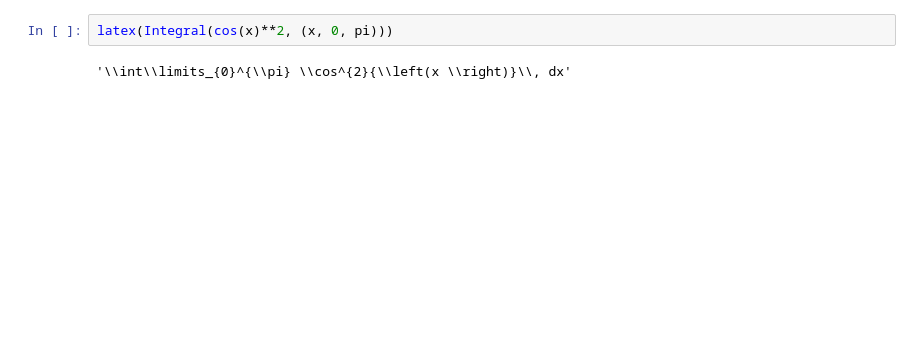
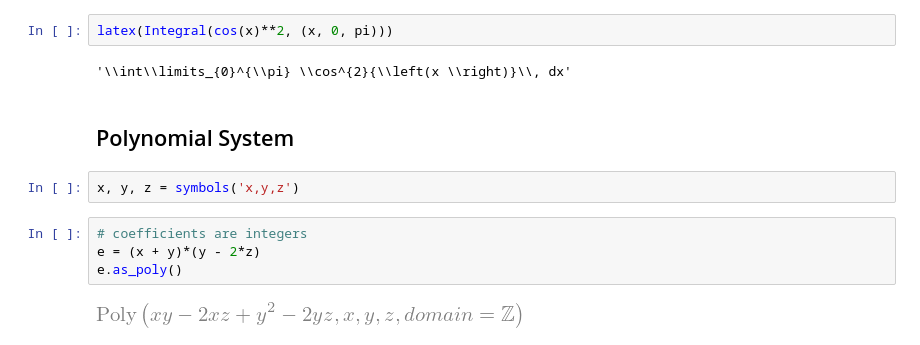
Before and after one commit to accuracy-maker/symbolic_ik, a Jupyter notebook: tutorial/sympy_tutorial.ipynb, the cells around one changed output. Drawn from its saved outputs; the diff is of its cells as text; blank space fills up the shorter version.

```diff
--- a/tutorial/sympy_tutorial.ipynb
+++ b/tutorial/sympy_tutorial.ipynb
@@ -85,3 +85,13 @@ $\displaystyle \frac{\sqrt{2} \sqrt{z} j_{\nu - \frac{1}{2}}\left(z\right)}{\sqr
 latex(Integral(cos(x)**2, (x, 0, pi)))
 # %% [output]
 '\\int\\limits_{0}^{\\pi} \\cos^{2}{\\left(x \\right)}\\, dx'
+# %% [markdown]
+## Polynomial System
+# %%
+x, y, z = symbols('x,y,z')
+# %%
+# coefficients are integers
+e = (x + y)*(y - 2*z)
+e.as_poly()
+# %% [output]
+[figure, added]
```
Also changed, not shown: parts of 15 cells of this notebook.
